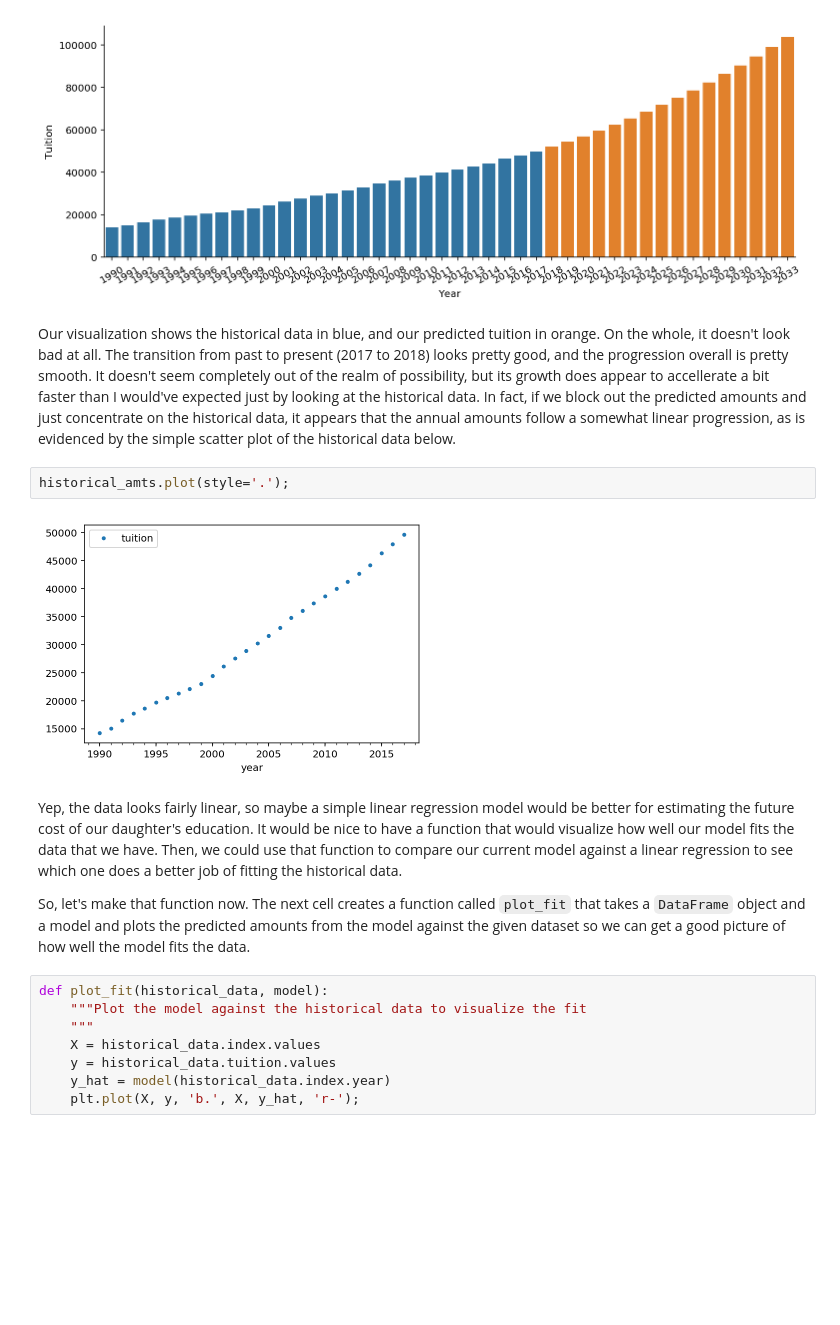
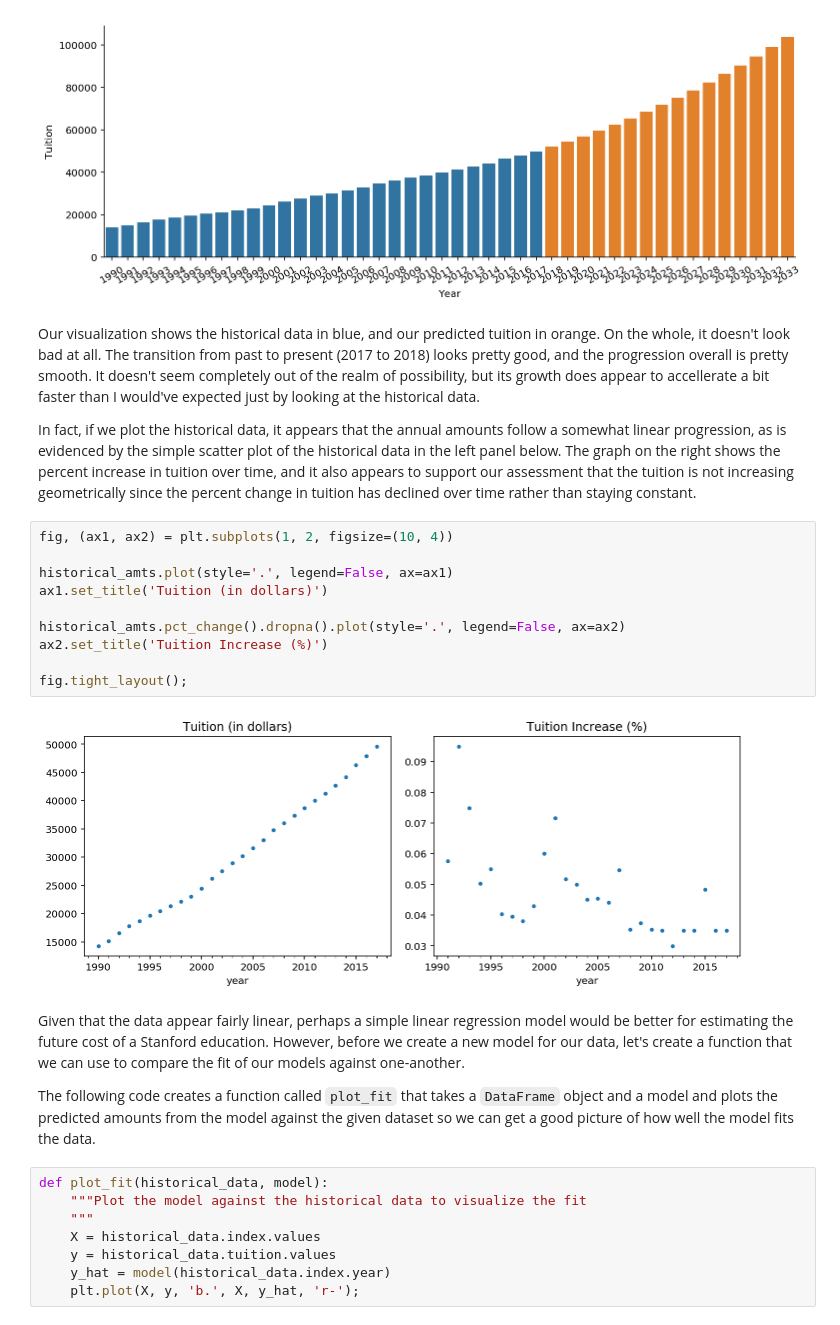
Before and after one commit to croach/data_science_for_daddies, a Jupyter notebook: Data Science for Daddies (and Mommies).ipynb, the cells around one changed output. Saved outputs shown, nothing was run; the diff lists cells and outputs as text; blank space fills up the shorter version.

Commit message:
Finished the section on polynomial regression and started CV

```diff
--- a/Data Science for Daddies (and Mommies).ipynb
+++ b/Data Science for Daddies (and Mommies).ipynb
@@ -317,15 +316,25 @@ plot_predictions(historical_amts, predicted_amts)
 # %% [output]
 [figure]
 # %% [markdown]
-Our visualization shows the historical data in blue, and our predicted tuition in orange. On the whole, it doesn't look bad at all. The transition from past to present (2017 to 2018) looks pretty good, and the progression overall is pretty smooth. It doesn't seem completely out of the realm of possibility, but its growth does appear to accellerate a bit faster than I would've expected just by looking at the historical data. In fact, if we block out the predicted amounts and just concentrate on the historical data, it appears that the annual amounts follow a somewhat linear progression, as is evidenced by the simple scatter plot of the historical data below.
+Our visualization shows the historical data in blue, and our predicted tuition in orange. On the whole, it doesn't look bad at all. The transition from past to present (2017 to 2018) looks pretty good, and the progression overall is pretty smooth. It doesn't seem completely out of the realm of possibility, but its growth does appear to accellerate a bit faster than I would've expected just by looking at the historical data.
+
+In fact, if we plot the historical data, it appears that the annual amounts follow a somewhat linear progression, as is evidenced by the simple scatter plot of the historical data in the left panel below. The graph on the right shows the percent increase in tuition over time, and it also appears to support our assessment that the tuition is not increasing geometrically since the percent change in tuition has declined over time rather than staying constant.
-# %%
-historical_amts.plot(style='.');
-# %% [output]
-[figure, removed]
+# %%
+fig, (ax1, ax2) = plt.subplots(1, 2, figsize=(10, 4))
+
+historical_amts.plot(style='.', legend=False, ax=ax1)
+ax1.set_title('Tuition (in dollars)')
+
+historical_amts.pct_change().dropna().plot(style='.', legend=False, ax=ax2)
+ax2.set_title('Tuition Increase (%)')
+
+fig.tight_layout();
+# %% [output]
+[figure, added]
 # %% [markdown]
-Yep, the data looks fairly linear, so maybe a simple linear regression model would be better for estimating the future cost of our daughter's education. It would be nice to have a function that would visualize how well our model fits the data that we have. Then, we could use that function to compare our current model against a linear regression to see which one does a better job of fitting the historical data.
+Given that the data appear fairly linear, perhaps a simple linear regression model would be better for estimating the future cost of a Stanford education. However, before we create a new model for our data, let's create a function that we can use to compare the fit of our models against one-another.
 
-So, let's make that function now. The next cell creates a function called `plot_fit` that takes a `DataFrame` object and a model and plots the predicted amounts from the model against the given dataset so we can get a good picture of how well the model fits the data.
+The following code creates a function called `plot_fit` that takes a `DataFrame` object and a model and plots the predicted amounts from the model against the given dataset so we can get a good picture of how well the model fits the data.
 # %%
 def plot_fit(historical_data, model):
     """Plot the model against the historical data to visualize the fit
```
Also changed, not shown: parts of 51 cells of this notebook.
